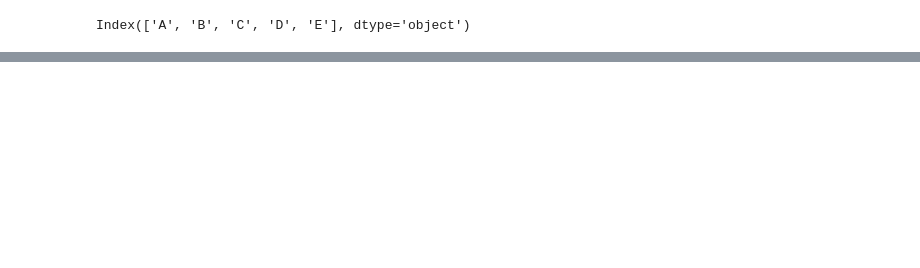
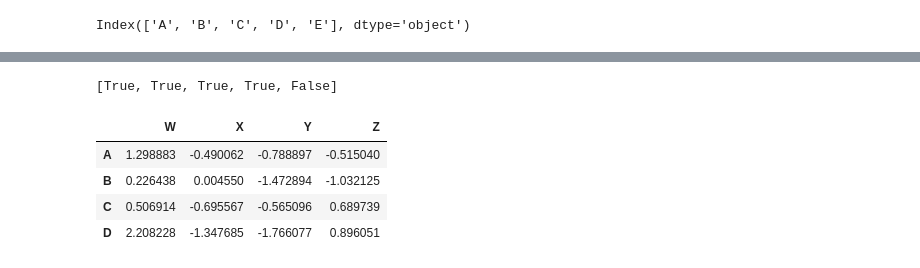
Before and after one commit to felixop7/Machine-Learning, a Jupyter notebook: Basics/Pandas/Pandas.ipynb, the cells around one changed output, grey strips where cells are left out. Saved outputs shown, nothing was run; the diff lists cells and outputs as text; code cells hidden in the pictures; blank space fills up the shorter version.

```diff
--- a/Basics/Pandas/Pandas.ipynb
+++ b/Basics/Pandas/Pandas.ipynb
@@ -248 +250,13 @@ E   -1.718325
 Name: X, dtype: float64
+# %%
+list(df.W >0)
+# %% [output]
+[True, True, True, True, False]
+# %%
+df.iloc[list(df.W >0),:]
+# %% [output]
+|  | W | X | Y | Z |
+| A | 1.298883 | -0.490062 | -0.788897 | -0.515040 |
+| B | 0.226438 | 0.004550 | -1.472894 | -1.032125 |
+| C | 0.506914 | -0.695567 | -0.565096 | 0.689739 |
+| D | 2.208228 | -1.347685 | -1.766077 | 0.896051 |
```
Also changed, not shown: parts of 19 cells of this notebook.
